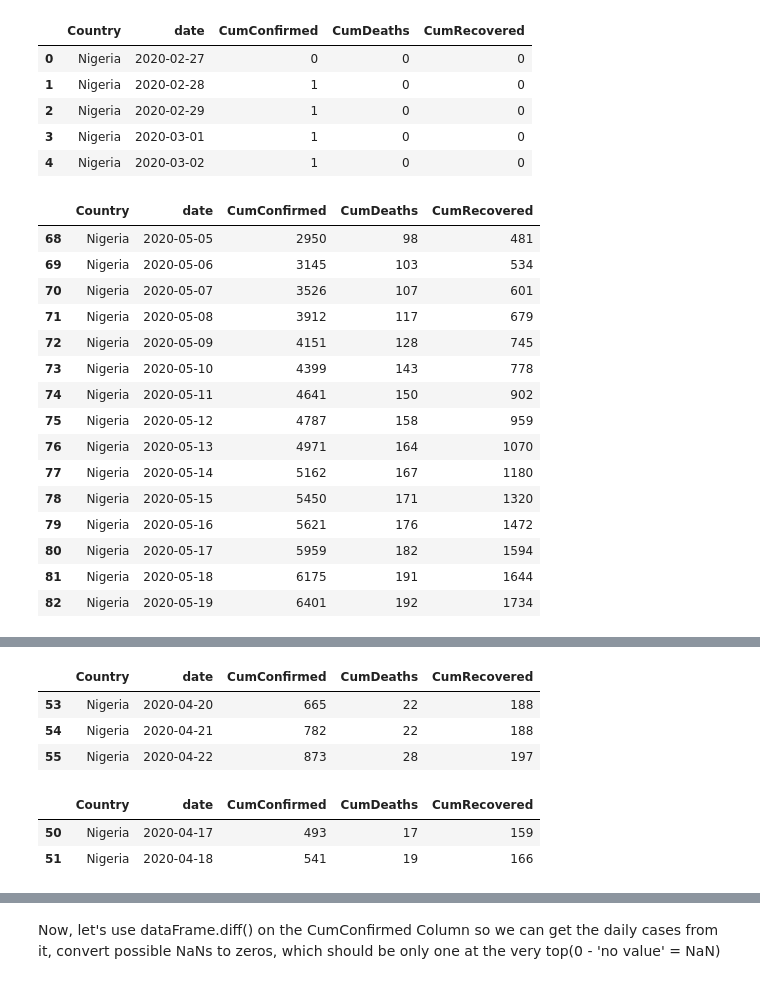
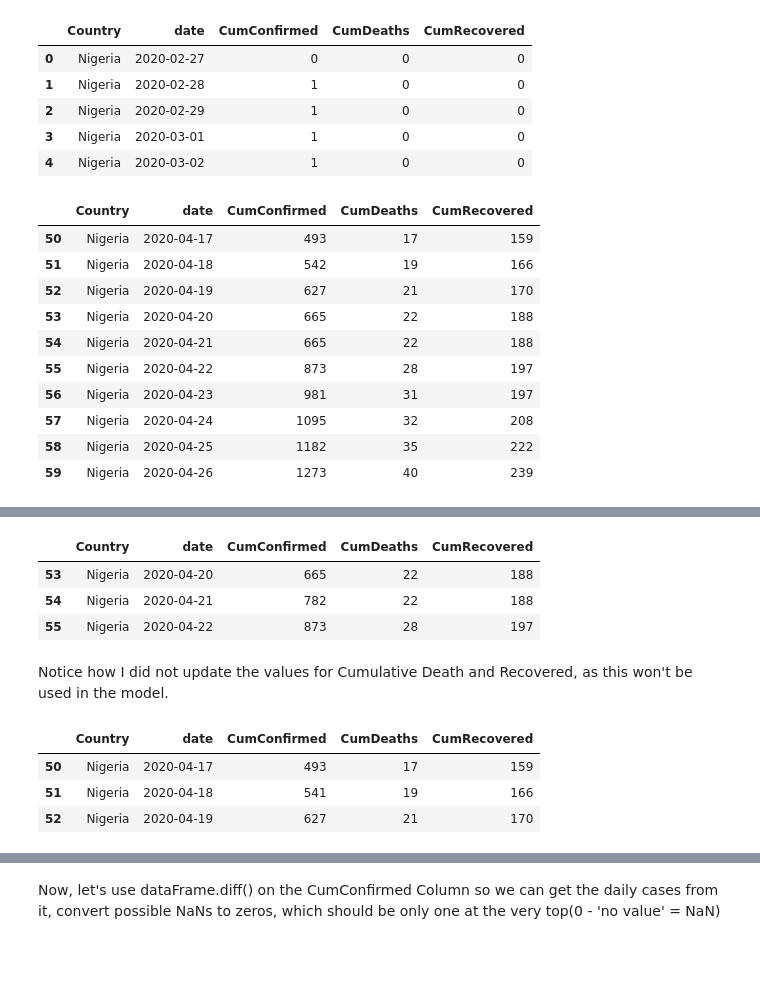
Before and after one commit to iameo/iameo-blog-src, a Jupyter notebook: content/notebooks/Covid19_Forecasting(NG).ipynb, the cells around one changed output, grey strips where cells are left out. Drawn from its saved outputs; the diff is of its cells as text; code cells hidden in the pictures; blank space fills up the shorter version.

```diff
--- a/content/notebooks/Covid19_Forecasting(NG).ipynb
+++ b/content/notebooks/Covid19_Forecasting(NG).ipynb
@@ -204,22 +205,17 @@ NG_data.head()
 | 3 | Nigeria | 2020-03-01 | 1 | 0 | 0 |
 | 4 | Nigeria | 2020-03-02 | 1 | 0 | 0 |
 # %%
-NG_data.tail(15) #note index 53 and 54
+NG_data.iloc[50:60] #note index 53 and 54
 # %% [output]
 |  | Country | date | CumConfirmed | CumDeaths | CumRecovered |
-| 68 | Nigeria | 2020-05-05 | 2950 | 98 | 481 |
-| 69 | Nigeria | 2020-05-06 | 3145 | 103 | 534 |
-| 70 | Nigeria | 2020-05-07 | 3526 | 107 | 601 |
-| 71 | Nigeria | 2020-05-08 | 3912 | 117 | 679 |
-| 72 | Nigeria | 2020-05-09 | 4151 | 128 | 745 |
-| 73 | Nigeria | 2020-05-10 | 4399 | 143 | 778 |
-| 74 | Nigeria | 2020-05-11 | 4641 | 150 | 902 |
-| 75 | Nigeria | 2020-05-12 | 4787 | 158 | 959 |
-| 76 | Nigeria | 2020-05-13 | 4971 | 164 | 1070 |
-| 77 | Nigeria | 2020-05-14 | 5162 | 167 | 1180 |
-| 78 | Nigeria | 2020-05-15 | 5450 | 171 | 1320 |
-| 79 | Nigeria | 2020-05-16 | 5621 | 176 | 1472 |
-| 80 | Nigeria | 2020-05-17 | 5959 | 182 | 1594 |
-| 81 | Nigeria | 2020-05-18 | 6175 | 191 | 1644 |
-| 82 | Nigeria | 2020-05-19 | 6401 | 192 | 1734 |
+| 50 | Nigeria | 2020-04-17 | 493 | 17 | 159 |
+| 51 | Nigeria | 2020-04-18 | 542 | 19 | 166 |
+| 52 | Nigeria | 2020-04-19 | 627 | 21 | 170 |
+| 53 | Nigeria | 2020-04-20 | 665 | 22 | 188 |
+| 54 | Nigeria | 2020-04-21 | 665 | 22 | 188 |
+| 55 | Nigeria | 2020-04-22 | 873 | 28 | 197 |
+| 56 | Nigeria | 2020-04-23 | 981 | 31 | 197 |
+| 57 | Nigeria | 2020-04-24 | 1095 | 32 | 208 |
+| 58 | Nigeria | 2020-04-25 | 1182 | 35 | 222 |
+| 59 | Nigeria | 2020-04-26 | 1273 | 40 | 239 |
 # %%
@@ -254,12 +262,15 @@ NG_data.iloc[53:56, :] #perfection!
 | 53 | Nigeria | 2020-04-20 | 665 | 22 | 188 |
 | 54 | Nigeria | 2020-04-21 | 782 | 22 | 188 |
 | 55 | Nigeria | 2020-04-22 | 873 | 28 | 197 |
+# %% [markdown]
+Notice how I did not update the values for Cumulative Death and Recovered, as this won't be used in the model.
 # %%
 NG_data.at[51, 'CumConfirmed'] = 541
-NG_data.iloc[50:52, :]
+NG_data.iloc[50:53, :]
 # %% [output]
 |  | Country | date | CumConfirmed | CumDeaths | CumRecovered |
 | 50 | Nigeria | 2020-04-17 | 493 | 17 | 159 |
 | 51 | Nigeria | 2020-04-18 | 541 | 19 | 166 |
+| 52 | Nigeria | 2020-04-19 | 627 | 21 | 170 |
 # %%
 #re-draw.
```
Also changed, not shown: parts of 18 cells of this notebook, 5 other files.
